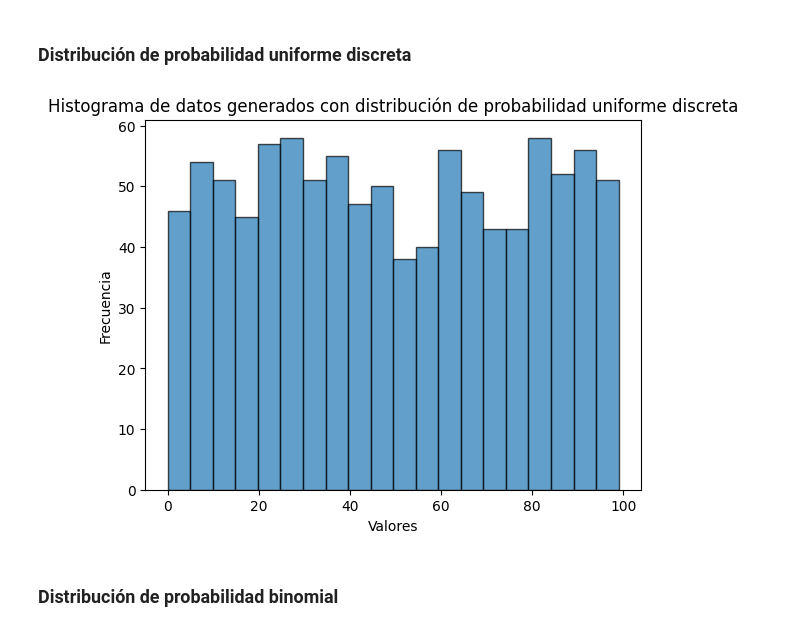
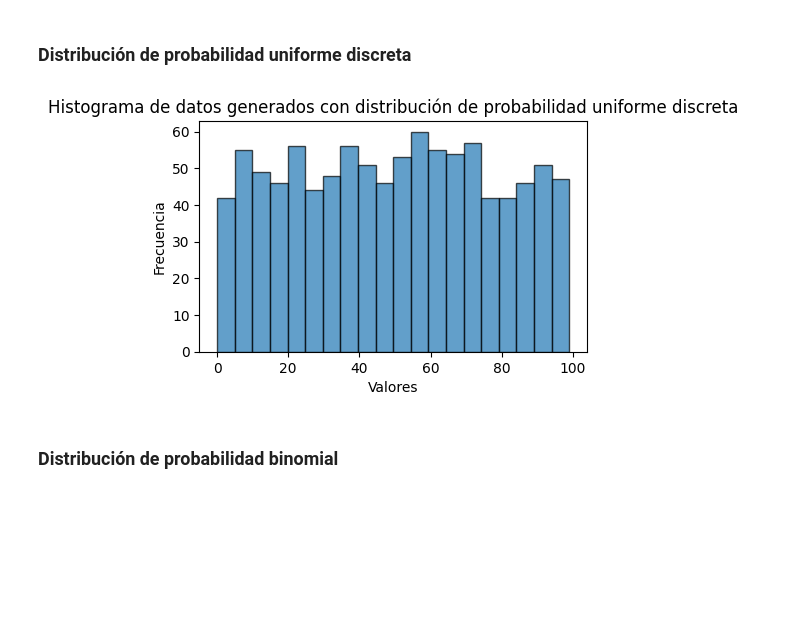
Before and after one commit to maestria-ds-eafit/Taller1_Estadistica, a Jupyter notebook: solution.ipynb, the cells around one changed output. Cells and saved outputs as stored; diff of their text form; code cells hidden in the pictures; blank space fills up the shorter version.

```diff
--- a/solution.ipynb
+++ b/solution.ipynb
@@ -194,18 +194,22 @@ de valor esperado y desviación estándar teoricos.
 # %% [markdown]
 ### Distribución de probabilidad uniforme discreta
 # %%
-n = 1000
-dpud = np.random.randint(low=0, high=100, size=n)
+N = 1000
+a_uniforme_discreta = 0
+b_uniforme_discreta = 100
 
+dpud = np.random.randint(low=a_uniforme_discreta, high=b_uniforme_discreta, size=N)
+
+plt.figure(figsize=(5,3))
 plt.hist(dpud, bins=20, edgecolor='k', alpha=0.7)
 plt.xlabel('Valores')
 plt.ylabel('Frecuencia')
 plt.title('Histograma de datos generados con distribución de probabilidad uniforme discreta')
 
 # Mostrar la gráfica
 plt.show()
 # %% [output]
-[figure, old version]
+[figure, new version]
 # %% [markdown]
 ### Distribución de probabilidad binomial
 # %%
```
Also changed, not shown: parts of 16 cells of this notebook.
